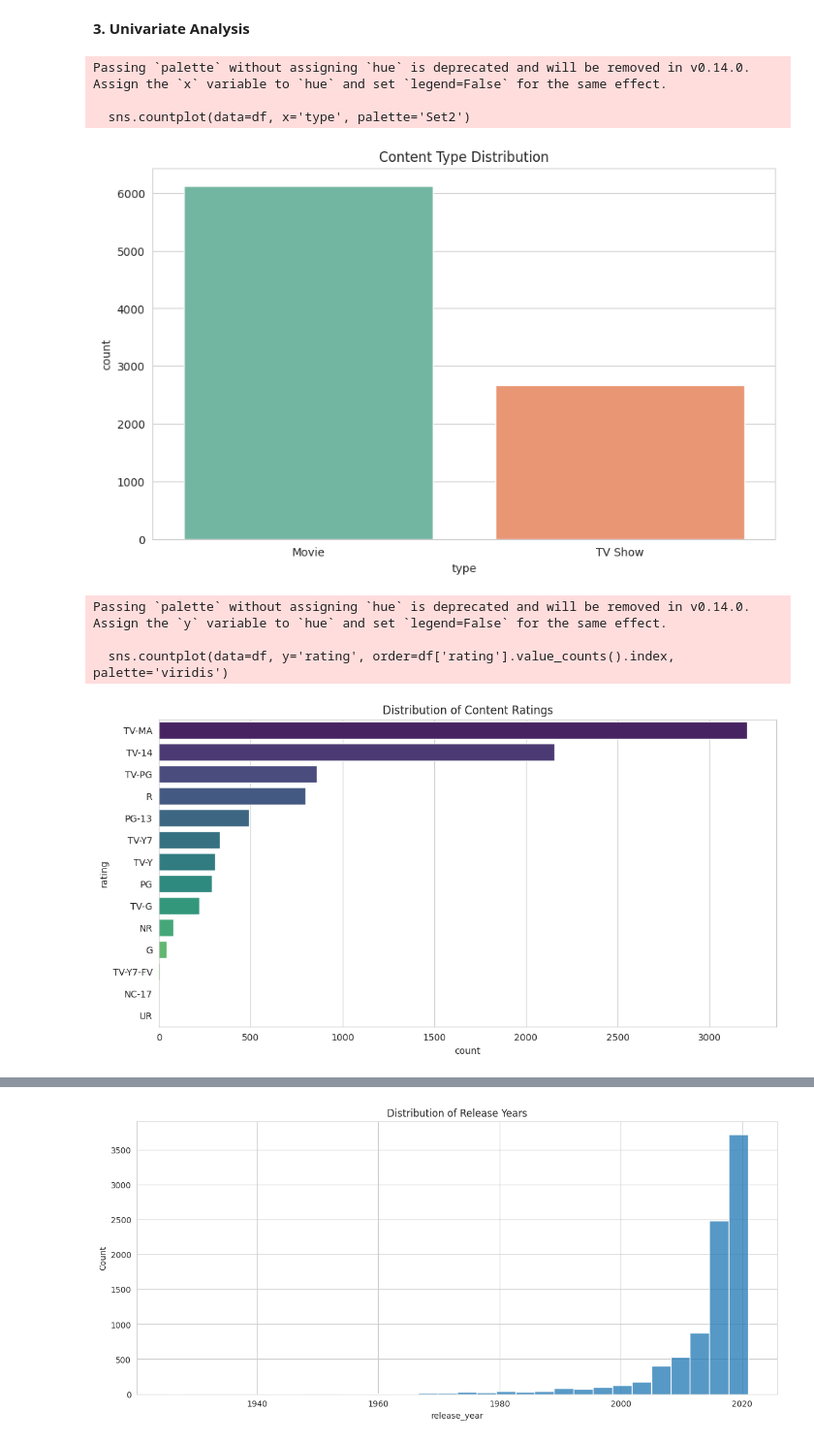
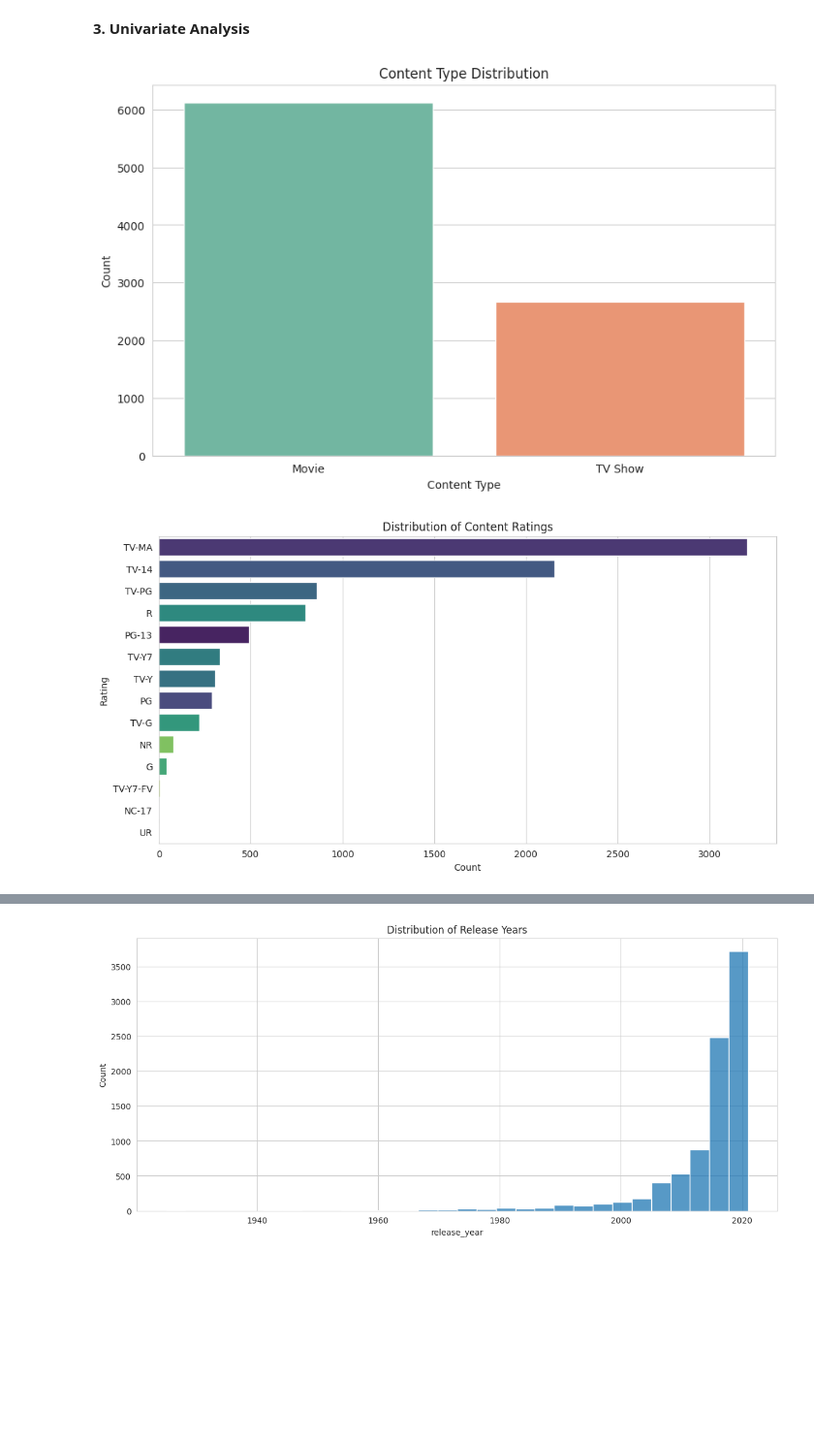
Before and after one commit to shijithpulikkal/Exploratory-Data-Analysis, a Jupyter notebook: 01_netflix_eda.ipynb, the cells around one changed output, grey strips where cells are left out. Shown at 97% size. Saved outputs shown, nothing was run; the diff lists cells and outputs as text; code cells hidden in the pictures; blank space fills up the shorter version.

```diff
--- a/01_netflix_eda.ipynb
+++ b/01_netflix_eda.ipynb
@@ -125,8 +125,11 @@ df[['date_added', 'year_added', 'month_added']].head()
 | 4 | 2021-09-24 | 2021 | September |
 # %%
 # Split duration into numeric value + unit
-df['duration_value'] = df['duration'].str.extract('(\d+)').astype(float)
-df['duration_unit'] = df['duration'].apply(lambda x: 'Season' if 'Season' in x else 'Minutes')
+df['duration_value'] = df['duration'].str.extract(r'(\d+)', expand=False).astype(float)
+
+df['duration_unit'] = df['duration'].apply(
+    lambda x: 'Season' if 'Season' in x else 'Minutes'
+)
 
 df[['duration', 'duration_value', 'duration_unit']].head()
 # %% [output]
@@ -146,25 +149,40 @@ df.shape
 **3. Univariate Analysis**
 # %%
 # Movie vs TV Show count
-sns.countplot(data=df, x='type', palette='Set2')
+sns.countplot(
+    data=df,
+    x='type',
+    hue='type',
+    palette='Set2',
+    legend=False
+)
+
 plt.title('Content Type Distribution')
+plt.xlabel('Content Type')
+plt.ylabel('Count')
 plt.show()
 # %% [output]
-Passing `palette` without assigning `hue` is deprecated and will be removed in v0.14.0. Assign the `x` variable to `hue` and set `legend=False` for the same effect.
-
-  sns.countplot(data=df, x='type', palette='Set2')
-[figure, old version]
+[figure, new version]
 # %%
 # Rating distribution
-plt.figure(figsize=(12,6))
-sns.countplot(data=df, y='rating', order=df['rating'].value_counts().index, palette='viridis')
+plt.figure(figsize=(12, 6))
+
+sns.countplot(
+    data=df,
+    y='rating',
+    hue='rating',
+    order=df['rating'].value_counts().index,
+    palette='viridis',
+    legend=False
+)
+
 plt.title('Distribution of Content Ratings')
+plt.xlabel('Count')
+plt.ylabel('Rating')
+
 plt.show()
 # %% [output]
-Passing `palette` without assigning `hue` is deprecated and will be removed in v0.14.0. Assign the `y` variable to `hue` and set `legend=False` for the same effect.
-
-  sns.countplot(data=df, y='rating', order=df['rating'].value_counts().index, palette='viridis')
-[figure, old version]
+[figure, new version]
 # %%
 # Top 10 countries
 top_countries = df['country'].value_counts().head(10)
```
Also changed, not shown: parts of 3 cells of this notebook.
